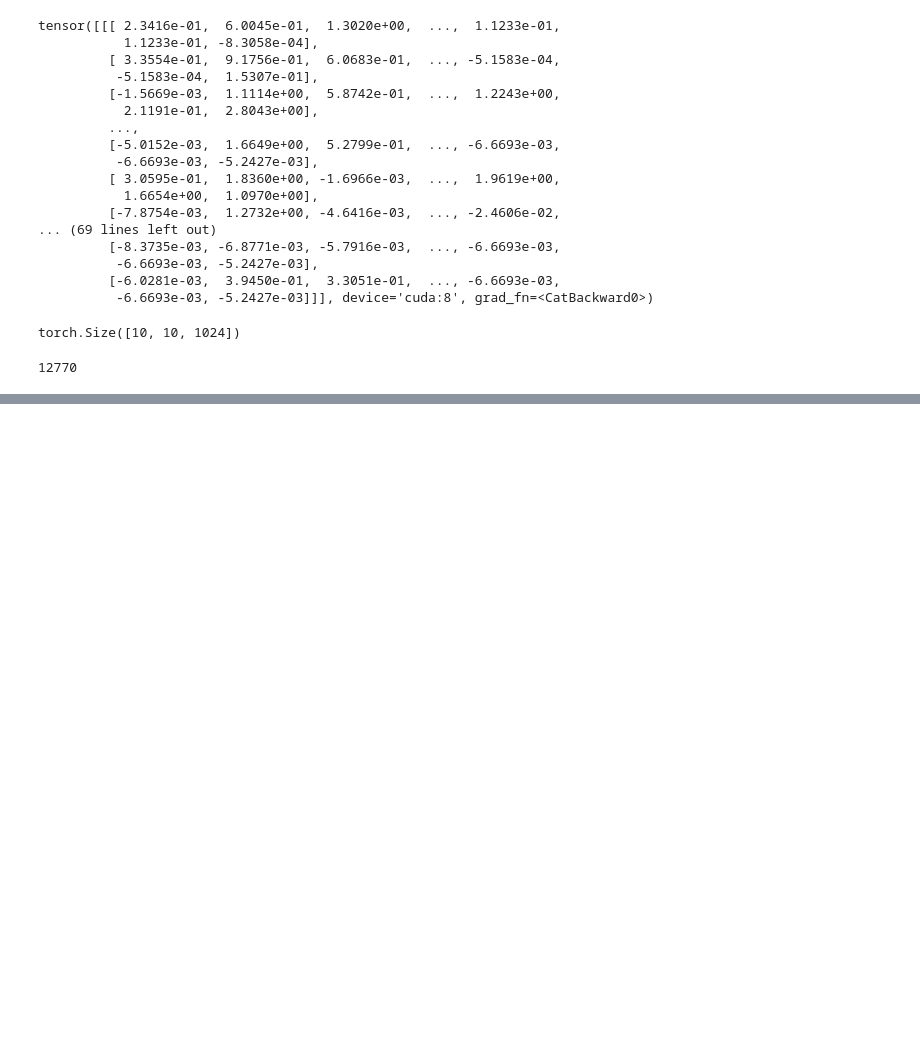
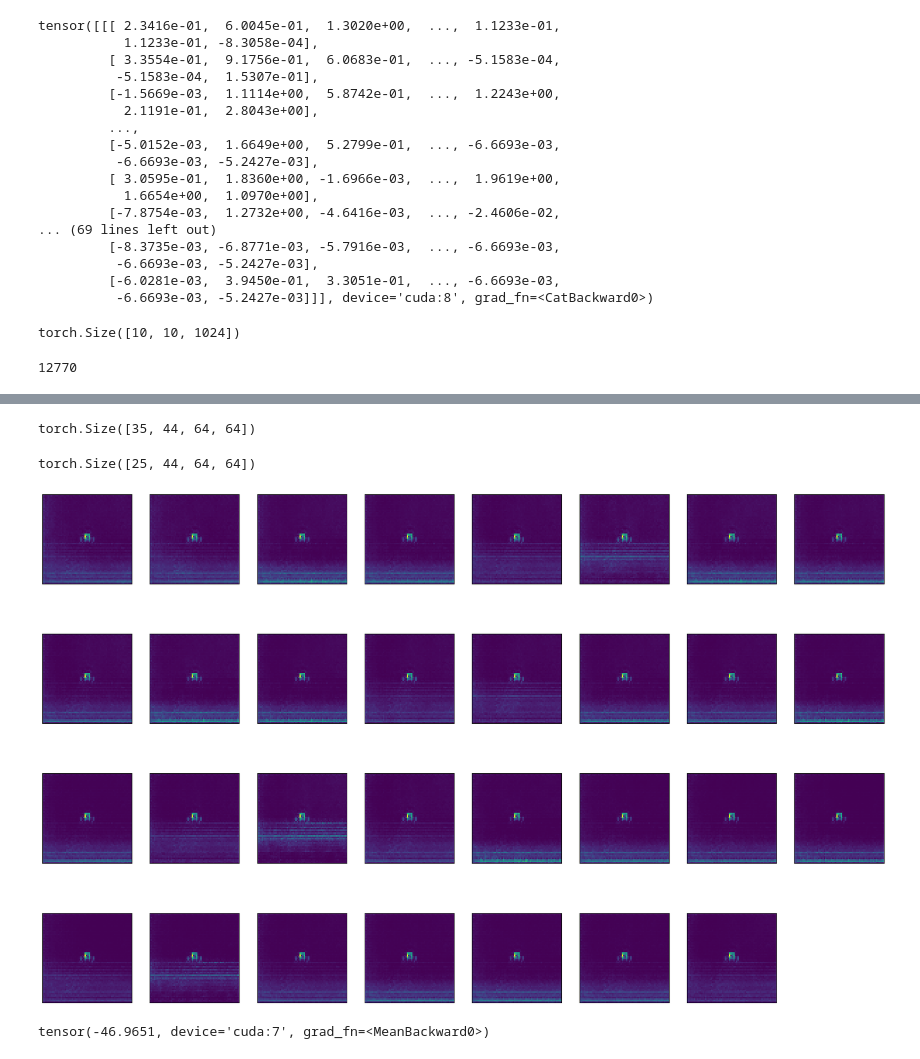
Before and after one commit to Shougakusei/taikyu_screenshots, a Jupyter notebook: RSSM.ipynb, the cells around one changed output, grey strips where cells are left out. Cells and saved outputs as stored; diff of their text form; code cells hidden in the pictures; blank space fills up the shorter version.

```diff
--- a/RSSM.ipynb
+++ b/RSSM.ipynb
@@ -374,0 +395,28 @@ tensor(-46.9651, device='cuda:7', grad_fn=<MeanBackward0>)
+# %%
+sample = buffer.sample(
+                    35, 44
+                )['observation'][:,:,0]
+sample.shape
+# %% [output]
+torch.Size([35, 44, 64, 64])
+# %%
+def show_images(sample):
+    fig = plt.figure(figsize=(25, 16))
+    for i in np.arange(1,32):
+
+        ax = fig.add_subplot(4, 8, i, xticks=[], yticks=[])
+        plt.imshow(sample[i])
+# %%
+reconstructed_samples = agent.decoder_part(agent.posteriors_debug, agent.determenistics_debug).detach().cpu()
+# %%
+reconstructed_samples.shape
+# %% [output]
+torch.Size([25, 44, 64, 64])
+# %%
+show_images(reconstructed_samples[15])
+# %% [output]
+[figure, added]
+# %%
+(decoder_debug(agent.posteriors_debug, agent.determenistics_debug).log_prob(pixel_normalization(torch.Tensor(sample)))/64/64).mean()
+# %% [output]
+tensor(-46.9651, device='cuda:7', grad_fn=<MeanBackward0>)
```
Also changed, not shown: parts of 18 cells of this notebook, 4 other files.
